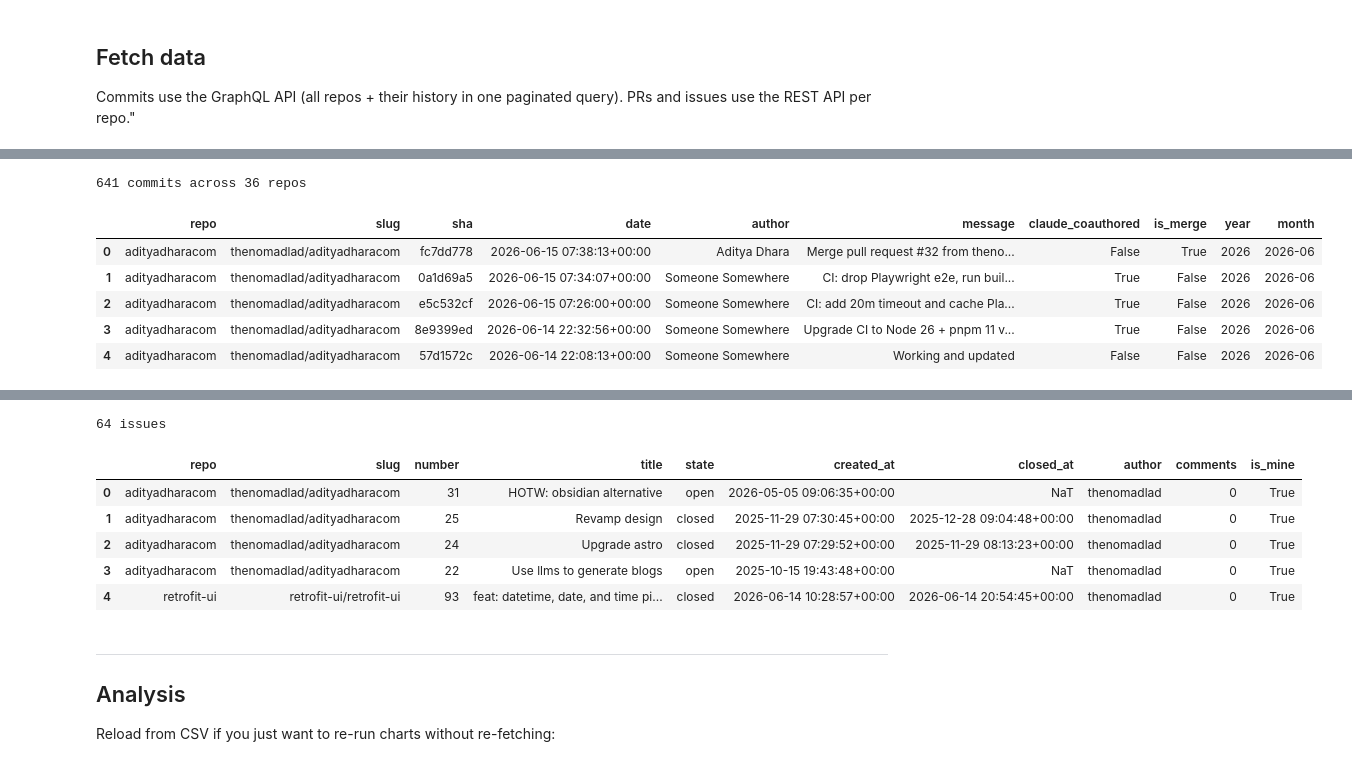
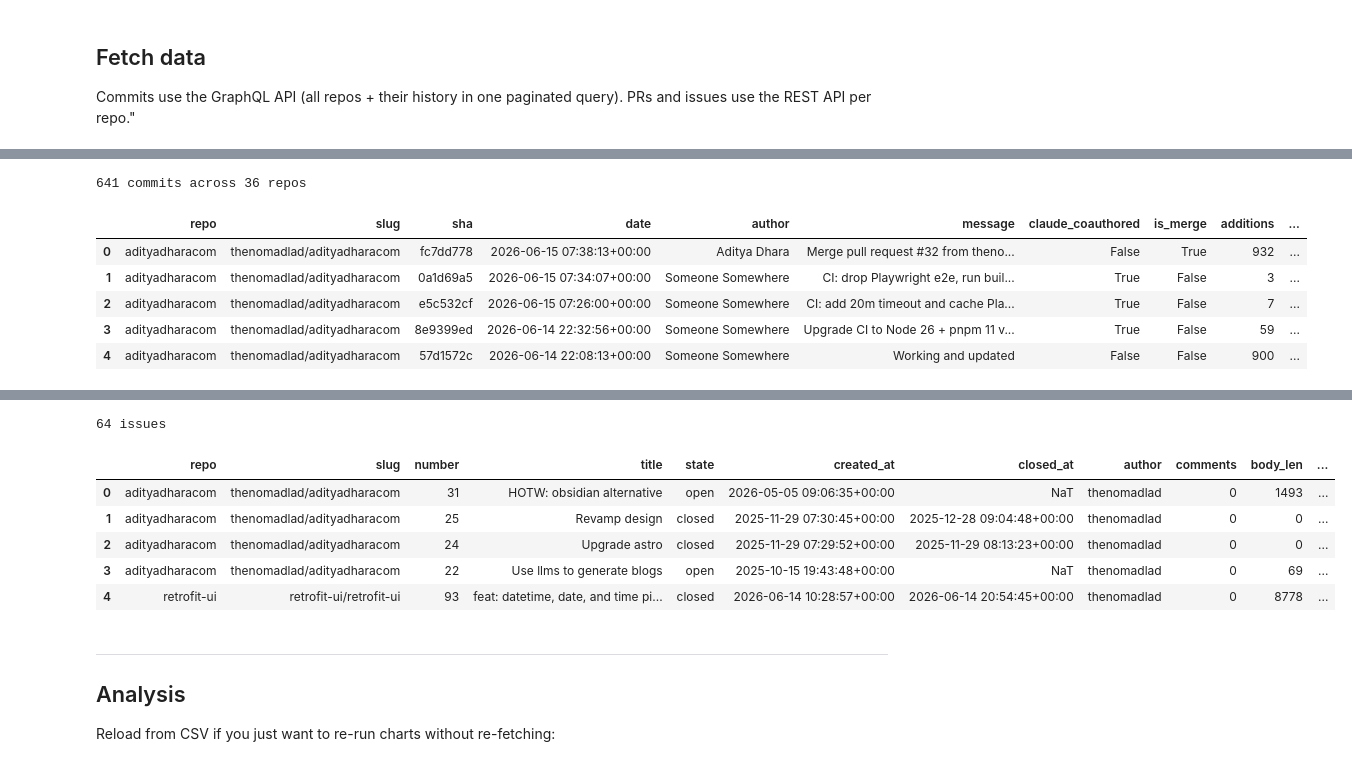
Before and after one commit to thenomadlad/adityadharacom, a Jupyter notebook: analysis/github_analysis.ipynb, the cells around one changed output, grey strips where cells are left out. Drawn from its saved outputs; the diff is of its cells as text; code cells hidden in the pictures.

```diff
--- a/analysis/github_analysis.ipynb
+++ b/analysis/github_analysis.ipynb
@@ -135,13 +142,14 @@ _REPOS_OUTER = """
   }
 """
 
+# additions/deletions are expensive to compute — use first:20 to avoid 502s
 COMMITS_OUTER = ("query($cursor: String) {" + _REPOS_OUTER + "}") % """
         defaultBranchRef {
           target {
             ... on Commit {
-              history(first: 100) {
+              history(first: 20) {
                 pageInfo { hasNextPage endCursor }
-                nodes { oid message committedDate author { name } }
+                nodes { oid message committedDate additions deletions author { name } }
               }
             }
           }
@@ -151,9 +159,9 @@ COMMITS_MORE = """
 query($owner: String!, $name: String!, $cursor: String!) {
   repository(owner: $owner, name: $name) {
     defaultBranchRef { target { ... on Commit {
-      history(first: 100, after: $cursor) {
+      history(first: 20, after: $cursor) {
         pageInfo { hasNextPage endCursor }
-        nodes { oid message committedDate author { name } }
+        nodes { oid message committedDate additions deletions author { name } }
       }
     } } }
   }
@@ -178,7 +186,7 @@ query($owner: String!, $name: String!, $cursor: String!) {
 ISSUES_OUTER = ("query($cursor: String) {" + _REPOS_OUTER + "}") % """
         issues(first: 100, states: [OPEN, CLOSED], orderBy: {field: CREATED_AT, direction: DESC}) {
           pageInfo { hasNextPage endCursor }
-          nodes { number title state createdAt closedAt author { login } comments { totalCount } }
+          nodes { number title state body createdAt closedAt author { login } comments { totalCount } }
         }"""
 
 ISSUES_MORE = """
@@ -186,7 +194,7 @@ query($owner: String!, $name: String!, $cursor: String!) {
   repository(owner: $owner, name: $name) {
     issues(first: 100, after: $cursor, states: [OPEN, CLOSED]) {
       pageInfo { hasNextPage endCursor }
-      nodes { number title state createdAt closedAt author { login } comments { totalCount } }
+      nodes { number title state body createdAt closedAt author { login } comments { totalCount } }
     }
   }
 }"""
@@ -230,6 +238,8 @@ def commit_row(item, slug):
         'message': msg.split('\n')[0][:120],
         'claude_coauthored': 'co-authored-by: claude' in msg.lower(),
         'is_merge': msg.startswith('Merge '),
+        'additions': item.get('additions', 0) or 0,
+        'deletions': item.get('deletions', 0) or 0,
     }
 
 commits_df, repo_slugs, my_login = graphql_to_df(
@@ -243,17 +253,18 @@ commits_df, repo_slugs, my_login = graphql_to_df(
 commits_df['date'] = pd.to_datetime(commits_df['date'], utc=True)
 commits_df['year'] = commits_df['date'].dt.year
 commits_df['month'] = commits_df['date'].dt.to_period('M')
+commits_df['lines_changed'] = commits_df['additions'] + commits_df['deletions']
 commits_df.to_csv(DATA_DIR / 'commits.csv', index=False)
 print(f'{len(commits_df)} commits across {len(repo_slugs)} repos')
 commits_df.head()
 # %% [output]
 641 commits across 36 repos
-|  | repo | slug | sha | date | author | message | claude_coauthored | is_merge | year | month |
-| 0 | adityadharacom | thenomadlad/adityadharacom | fc7dd778 | 2026-06-15 07:38:13+00:00 | Aditya Dhara | Merge pull request #32 from theno... | False | True | 2026 | 2026-06 |
-| 1 | adityadharacom | thenomadlad/adityadharacom | 0a1d69a5 | 2026-06-15 07:34:07+00:00 | Someone Somewhere | CI: drop Playwright e2e, run buil... | True | False | 2026 | 2026-06 |
-| 2 | adityadharacom | thenomadlad/adityadharacom | e5c532cf | 2026-06-15 07:26:00+00:00 | Someone Somewhere | CI: add 20m timeout and cache Pla... | True | False | 2026 | 2026-06 |
-| 3 | adityadharacom | thenomadlad/adityadharacom | 8e9399ed | 2026-06-14 22:32:56+00:00 | Someone Somewhere | Upgrade CI to Node 26 + pnpm 11 v... | True | False | 2026 | 2026-06 |
-| 4 | adityadharacom | thenomadlad/adityadharacom | 57d1572c | 2026-06-14 22:08:13+00:00 | Someone Somewhere | Working and updated | False | False | 2026 | 2026-06 |
+|  | repo | slug | sha | date | author | message | claude_coauthored | is_merge | additions | ... |
+| 0 | adityadharacom | thenomadlad/adityadharacom | fc7dd778 | 2026-06-15 07:38:13+00:00 | Aditya Dhara | Merge pull request #32 from theno... | False | True | 932 | ... |
+| 1 | adityadharacom | thenomadlad/adityadharacom | 0a1d69a5 | 2026-06-15 07:34:07+00:00 | Someone Somewhere | CI: drop Playwright e2e, run buil... | True | False | 3 | ... |
+| 2 | adityadharacom | thenomadlad/adityadharacom | e5c532cf | 2026-06-15 07:26:00+00:00 | Someone Somewhere | CI: add 20m timeout and cache Pla... | True | False | 7 | ... |
+| 3 | adityadharacom | thenomadlad/adityadharacom | 8e9399ed | 2026-06-14 22:32:56+00:00 | Someone Somewhere | Upgrade CI to Node 26 + pnpm 11 v... | True | False | 59 | ... |
+| 4 | adityadharacom | thenomadlad/adityadharacom | 57d1572c | 2026-06-14 22:08:13+00:00 | Someone Somewhere | Working and updated | False | False | 900 | ... |
 # %%
 # ── Pull Requests ─────────────────────────────────────────────────────────────
 def pr_row(item, slug):
@@ -301,39 +312,41 @@ my_logins = {my_login}
 
 def issue_row(item, slug):
     author = (item.get('author') or {}).get('login', '')
+    body = item.get('body', '') or ''
     return {
         'repo': slug.split('/')[-1], 'slug': slug,
         'number': item.get('number'),
         'title': (item.get('title', '') or '')[:120],
         'state': (item.get('state', '') or '').lower(),
         'created_at': item.get('createdAt', ''),
         'closed_at': item.get('closedAt', ''),
         'author': author,
         'comments': (item.get('comments') or {}).get('totalCount', 0),
+        'body_len': len(body),
         'is_mine': author in my_logins,
     }
 
 issues_df, _, _ = graphql_to_df(
     ISSUES_OUTER, ISSUES_MORE,
     get_connection=lambda r: r.get('issues'),
     get_more_conn=lambda d: d.get('repository', {}).get('issues'),
     to_row=issue_row,
     include_forks=INCLUDE_FORKS,
     allowed_owners=ALLOWED_OWNERS,
 )
 for col in ['created_at', 'closed_at']:
     issues_df[col] = pd.to_datetime(issues_df[col], utc=True)
 issues_df.to_csv(DATA_DIR / 'issues.csv', index=False)
 print(f'{len(issues_df)} issues')
 issues_df.head()
 # %% [output]
 64 issues
-|  | repo | slug | number | title | state | created_at | closed_at | author | comments | is_mine |
-| 0 | adityadharacom | thenomadlad/adityadharacom | 31 | HOTW: obsidian alternative | open | 2026-05-05 09:06:35+00:00 | NaT | thenomadlad | 0 | True |
-| 1 | adityadharacom | thenomadlad/adityadharacom | 25 | Revamp design | closed | 2025-11-29 07:30:45+00:00 | 2025-12-28 09:04:48+00:00 | thenomadlad | 0 | True |
-| 2 | adityadharacom | thenomadlad/adityadharacom | 24 | Upgrade astro | closed | 2025-11-29 07:29:52+00:00 | 2025-11-29 08:13:23+00:00 | thenomadlad | 0 | True |
-| 3 | adityadharacom | thenomadlad/adityadharacom | 22 | Use llms to generate blogs | open | 2025-10-15 19:43:48+00:00 | NaT | thenomadlad | 0 | True |
-| 4 | retrofit-ui | retrofit-ui/retrofit-ui | 93 | feat: datetime, date, and time pi... | closed | 2026-06-14 10:28:57+00:00 | 2026-06-14 20:54:45+00:00 | thenomadlad | 0 | True |
+|  | repo | slug | number | title | state | created_at | closed_at | author | comments | body_len | ... |
+| 0 | adityadharacom | thenomadlad/adityadharacom | 31 | HOTW: obsidian alternative | open | 2026-05-05 09:06:35+00:00 | NaT | thenomadlad | 0 | 1493 | ... |
+| 1 | adityadharacom | thenomadlad/adityadharacom | 25 | Revamp design | closed | 2025-11-29 07:30:45+00:00 | 2025-12-28 09:04:48+00:00 | thenomadlad | 0 | 0 | ... |
+| 2 | adityadharacom | thenomadlad/adityadharacom | 24 | Upgrade astro | closed | 2025-11-29 07:29:52+00:00 | 2025-11-29 08:13:23+00:00 | thenomadlad | 0 | 0 | ... |
+| 3 | adityadharacom | thenomadlad/adityadharacom | 22 | Use llms to generate blogs | open | 2025-10-15 19:43:48+00:00 | NaT | thenomadlad | 0 | 69 | ... |
+| 4 | retrofit-ui | retrofit-ui/retrofit-ui | 93 | feat: datetime, date, and time pi... | closed | 2026-06-14 10:28:57+00:00 | 2026-06-14 20:54:45+00:00 | thenomadlad | 0 | 8778 | ... |
 # %% [markdown]
 ---
 ## Analysis
```
Also changed, not shown: parts of 27 cells of this notebook, 41 other files.
